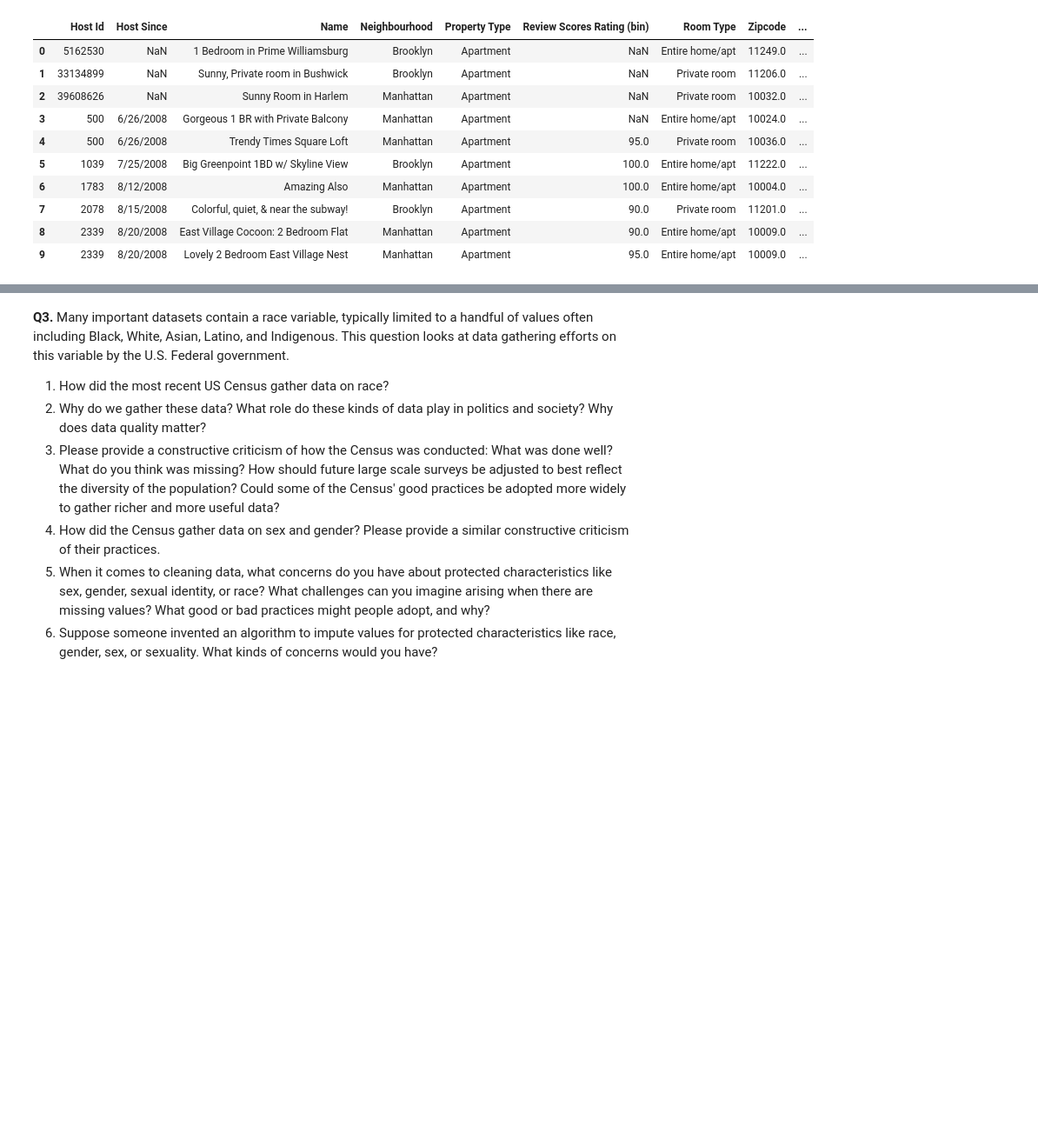
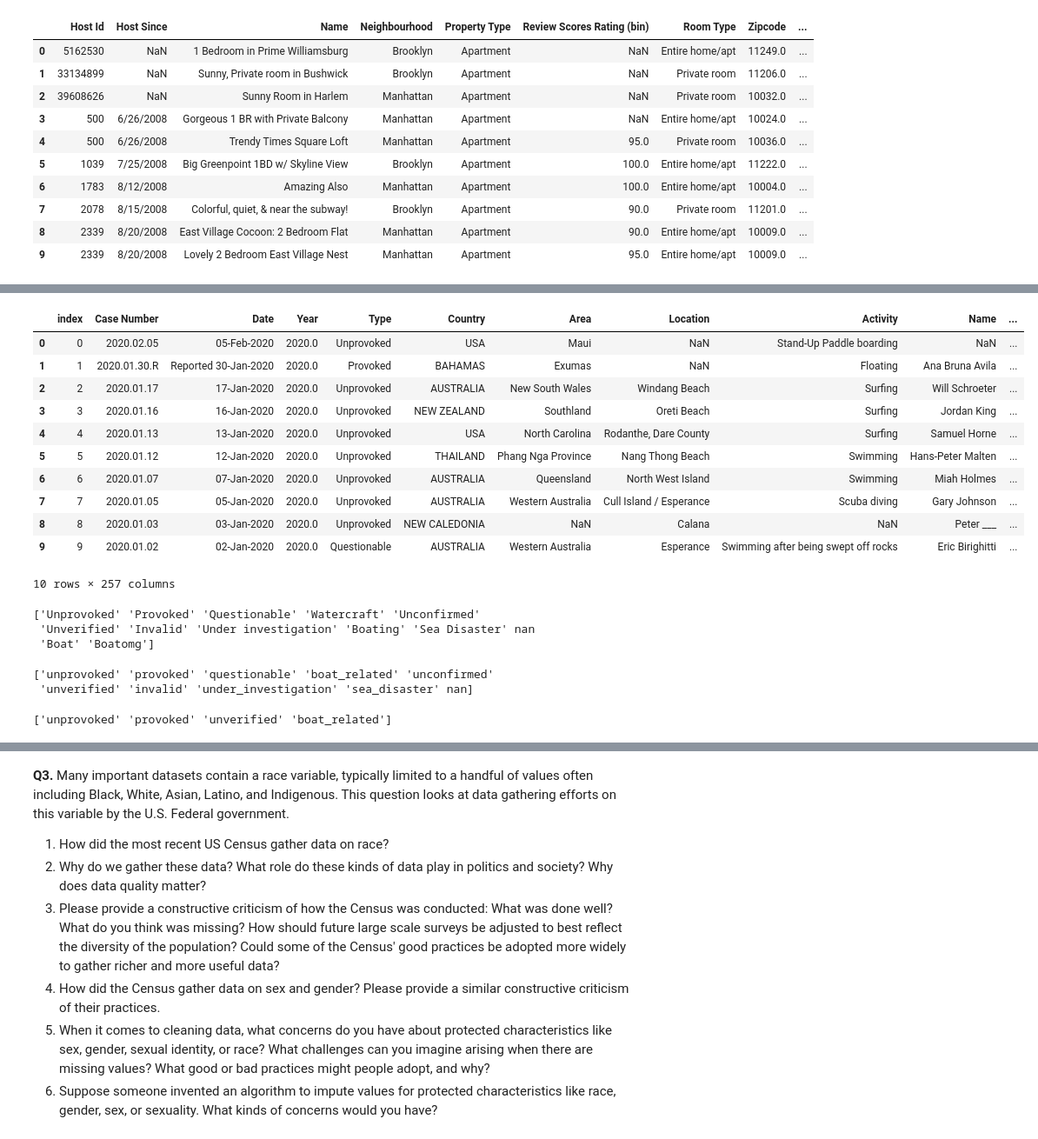
Before and after one commit to emilymacris/wrangling, a Jupyter notebook: assignment/assignment.ipynb, the cells around one changed output, grey strips where cells are left out. Shown: that part at 87% size. Drawn from its saved outputs; the diff is of its cells as text; code cells hidden in the pictures; blank space fills up the shorter version.

```diff
--- a/assignment/assignment.ipynb
+++ b/assignment/assignment.ipynb
@@ -86,0 +79,25 @@ print(num_rows)
+# %%
+df_2 = pd.read_csv('./wrangling/assignment/data/sharks.csv')
+df_2.head(10)
+# %% [output]
+|  | index | Case Number | Date | Year | Type | Country | Area | Location | Activity | Name | ... |
+| 0 | 0 | 2020.02.05 | 05-Feb-2020 | 2020.0 | Unprovoked | USA | Maui | NaN | Stand-Up Paddle boarding | NaN | ... |
+| 1 | 1 | 2020.01.30.R | Reported 30-Jan-2020 | 2020.0 | Provoked | BAHAMAS | Exumas | NaN | Floating | Ana Bruna Avila | ... |
+| 2 | 2 | 2020.01.17 | 17-Jan-2020 | 2020.0 | Unprovoked | AUSTRALIA | New South Wales | Windang Beach | Surfing | Will Schroeter | ... |
+| 3 | 3 | 2020.01.16 | 16-Jan-2020 | 2020.0 | Unprovoked | NEW ZEALAND | Southland | Oreti Beach | Surfing | Jordan King | ... |
+| 4 | 4 | 2020.01.13 | 13-Jan-2020 | 2020.0 | Unprovoked | USA | North Carolina | Rodanthe, Dare County | Surfing | Samuel Horne | ... |
+| 5 | 5 | 2020.01.12 | 12-Jan-2020 | 2020.0 | Unprovoked | THAILAND | Phang Nga Province | Nang Thong Beach | Swimming | Hans-Peter Malten | ... |
+| 6 | 6 | 2020.01.07 | 07-Jan-2020 | 2020.0 | Unprovoked | AUSTRALIA | Queensland | North West Island | Swimming | Miah Holmes | ... |
+| 7 | 7 | 2020.01.05 | 05-Jan-2020 | 2020.0 | Unprovoked | AUSTRALIA | Western Australia | Cull Island / Esperance | Scuba diving | Gary Johnson | ... |
+| 8 | 8 | 2020.01.03 | 03-Jan-2020 | 2020.0 | Unprovoked | NEW CALEDONIA | NaN | Calana | NaN | Peter ___ | ... |
+| 9 | 9 | 2020.01.02 | 02-Jan-2020 | 2020.0 | Questionable | AUSTRALIA | Western Australia | Esperance | Swimming after being swept off rocks | Eric Birighitti | ... |
+10 rows × 257 columns
+# %%
+# View the unique values in the 'Type' column
+
+unique_types = df_2['Type'].unique()
+print(unique_types)
+# %% [output]
+['Unprovoked' 'Provoked' 'Questionable' 'Watercraft' 'Unconfirmed'
+ 'Unverified' 'Invalid' 'Under investigation' 'Boating' 'Sea Disaster' nan
+ 'Boat' 'Boatomg']
@@ -86,0 +112,11 @@ print(num_rows)
+# %%
+# Further cleaning can be done based on specific requirements, such as grouping similar types together.
+# For example:
+df_2['Type'] = df_2['Type'].replace(['boat', 'boating', 'Boat', 'Boating', 'boatomg', 'watercraft'], 'boat_related')
+
+# Check the unique values after cleaning
+cleaned_unique_types = df_2['Type'].unique()
+print(cleaned_unique_types)
+# %% [output]
+['unprovoked' 'provoked' 'questionable' 'boat_related' 'unconfirmed'
+ 'unverified' 'invalid' 'under_investigation' 'sea_disaster' nan]
@@ -86,0 +127,5 @@ print(num_rows)
+# %%
+cleaned_unique_types = df_2['Type'].unique()
+print(cleaned_unique_types)
+# %% [output]
+['unprovoked' 'provoked' 'unverified' 'boat_related']
```
Also changed, not shown: parts of 12 cells of this notebook.
